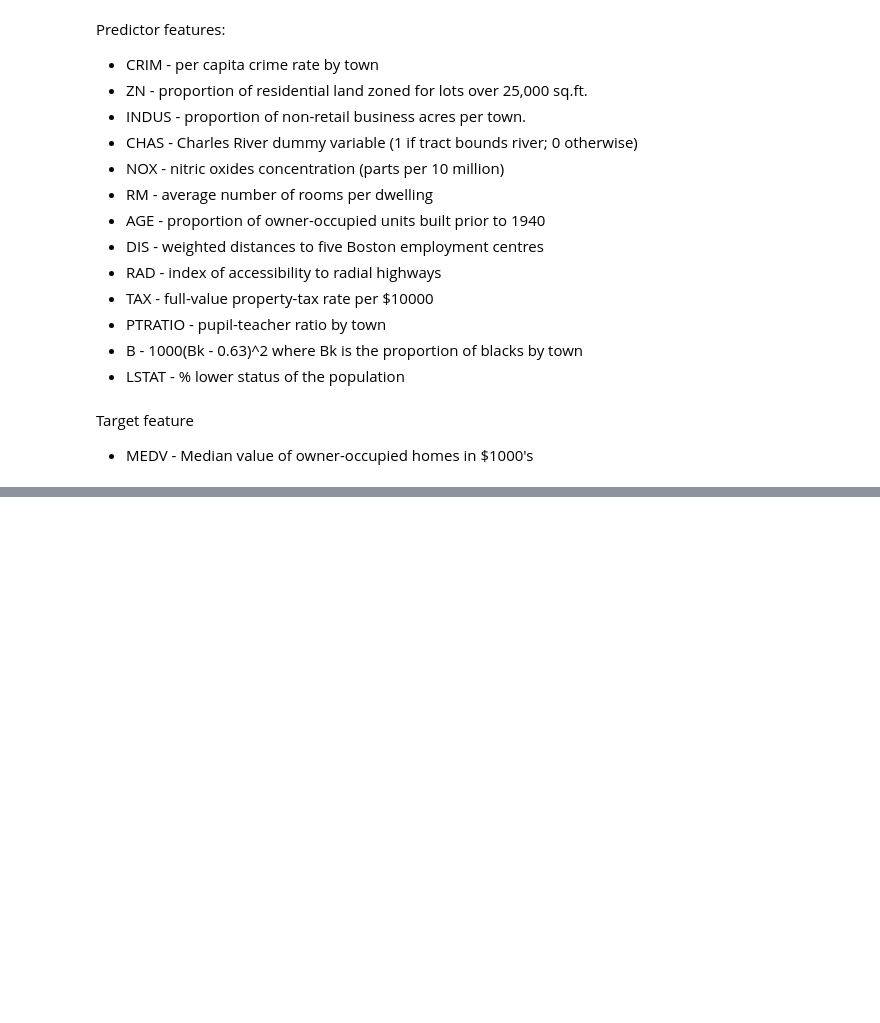
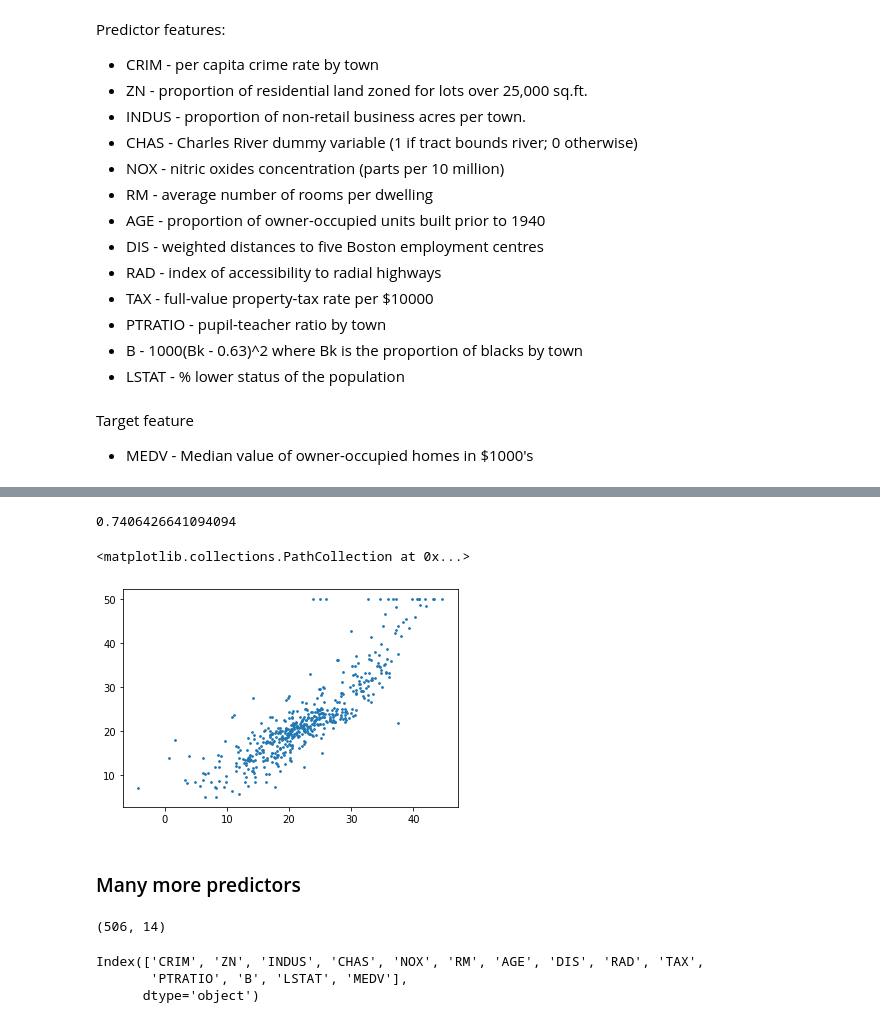
Before and after one commit to sheriffff/teaching-ironhack-data-madrid-2020, a Jupyter notebook: week_07/01-regression.ipynb, the cells around one changed output, grey strips where cells are left out. Cells and saved outputs as stored; diff of their text form; code cells hidden in the pictures; blank space fills up the shorter version.

```diff
--- a/week_07/01-regression.ipynb
+++ b/week_07/01-regression.ipynb
@@ -38,0 +213,7 @@ Target feature
+# %%
+lr = LinearRegression()
+# %%
+# all predictors but the MEDV
+X=df.drop("MEDV", axis=1)
+# target
+y=df["MEDV"]
@@ -38,0 +243,11 @@ Target feature
+# %%
+lr.score(X, y)
+# %% [output]
+0.7406426641094094
+# %%
+plt.scatter(lr.predict(X), y, s=3)
+# %% [output]
+<matplotlib.collections.PathCollection at 0x...>
+[figure, added]
+# %% [markdown]
+### Many more predictors
@@ -38,0 +256,10 @@ Target feature
+# %%
+df2.shape
+# %% [output]
+(506, 14)
+# %%
+df2.columns
+# %% [output]
+Index(['CRIM', 'ZN', 'INDUS', 'CHAS', 'NOX', 'RM', 'AGE', 'DIS', 'RAD', 'TAX',
+       'PTRATIO', 'B', 'LSTAT', 'MEDV'],
+      dtype='object')
```
Also changed, not shown: parts of 65 cells of this notebook, 1 other file.
